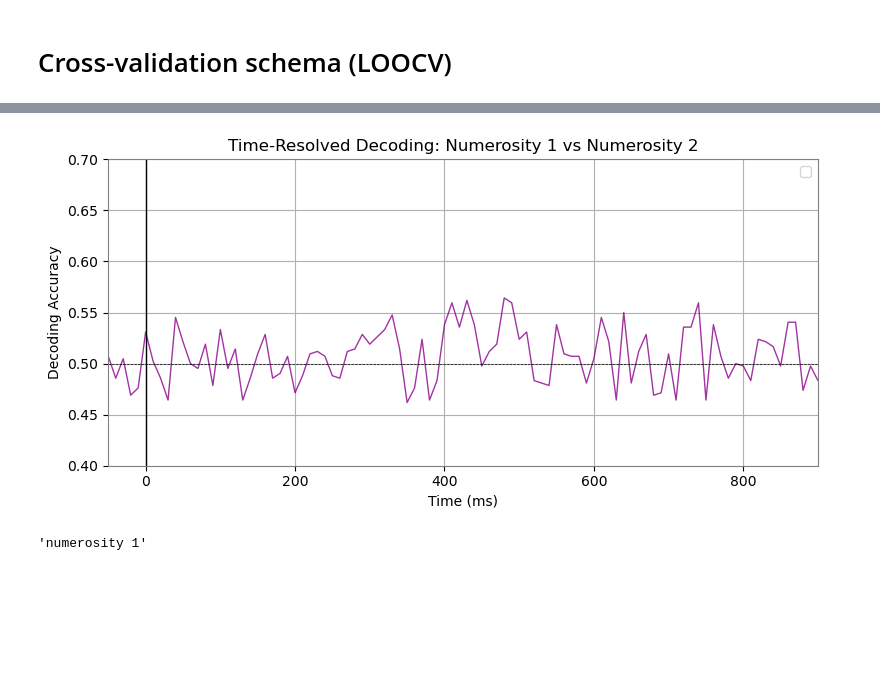
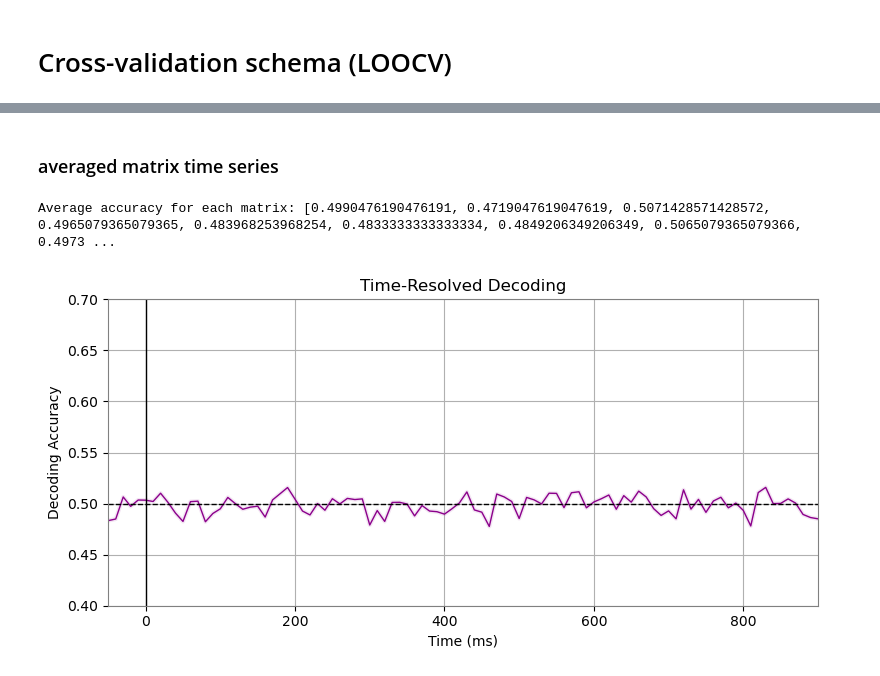
Before and after one commit to KazukiMaruo/2025_MINT, a Jupyter notebook: code/1st-level/2_decoding.ipynb, the cells around one changed output, grey strips where cells are left out. Drawn from its saved outputs; the diff is of its cells as text; code cells hidden in the pictures; blank space fills up the shorter version.

```diff
--- a/code/1st-level/2_decoding.ipynb
+++ b/code/1st-level/2_decoding.ipynb
@@ -220,0 +287,15 @@ avg_decoding_accuracy[0] ['numerosity 1', 'numerosity 3']
+# %%
+# Select matrices to visualize (for example, the first 5 matrices)
+num_matrices_to_plot = 5  # Adjust as needed
+selected_matrices = all_accuracy_matrices[:num_matrices_to_plot]
+
+# Plot each selected accuracy matrix
+fig, axes = plt.subplots(1, num_matrices_to_plot, figsize=(5 * num_matrices_to_plot, 5))
+for i, accuracy_df in enumerate(selected_matrices):
+    mask = np.triu(np.ones_like(accuracy_df, dtype=bool))
+    sns.heatmap(accuracy_df, ax=axes[i], annot=True, cmap="coolwarm", cbar=False, square=True,
+                vmin=0, vmax=1, mask=mask)
+    axes[i].set_title(f"Window {i + 1} (10ms)")
+
+plt.tight_layout()
+plt.show()
@@ -221,28 +304,44 @@ avg_decoding_accuracy[0] ['numerosity 1', 'numerosity 3']
+# %% [markdown]
+### averaged matrix time series
 # %%
+# List to store average accuracy values for each matrix
+average_accuracies = []
+
+# Loop through each accuracy matrix in 'all_accuracy_matrices'
+for accuracy_df in all_accuracy_matrices:
+    # Convert the DataFrame to a NumPy array, ignore NaN values, and calculate the mean
+    matrix_values = accuracy_df.to_numpy()
+    avg_accuracy = np.nanmean(matrix_values)  # np.nanmean ignores NaN values
+    average_accuracies.append(avg_accuracy)
+
+# Display the average accuracies
+print("Average accuracy for each matrix:", average_accuracies)
+
 # Plot time-resolved decoding accuracy
 # Figure
 time_vector = np.arange(min_time, max_time+2, 2*window_size)
 
 plt.figure(figsize=(8, 4))
-plt.plot(time_vector, avg_decoding_accuracy, color='darkmagenta', alpha = 0.8, linewidth=1)
-plt.axhline(0.5, color='black', linestyle='--', linewidth=0.5)  # 50% chance line
+plt.plot(time_vector, average_accuracies, color='darkmagenta', alpha = 0.1, linewidth=3)
+plt.plot(time_vector, average_accuracies, color='darkmagenta', alpha = 1, linewidth=1)
+plt.axhline(0.5, color='black', linestyle='--', linewidth=1)  # 50% chance line
 plt.axvline(0, color='black', linestyle='-', linewidth=1)  # Add a vertical line at t=0
 plt.xlabel("Time (ms)")
 plt.ylabel("Decoding Accuracy")
-plt.title("Time-Resolved Decoding: Numerosity 1 vs Numerosity 2")
-plt.legend()
+plt.title("Time-Resolved Decoding")
 
 plt.xlim(-50, 900)  # Set x-axis limits
 plt.ylim(0.4, 0.7)  # Set x-axis limits
 
 # Set the box line color to gray
 ax = plt.gca()
 ax.spines['top'].set_color('gray')
 ax.spines['right'].set_color('gray')
 ax.spines['bottom'].set_color('gray')
 ax.spines['left'].set_color('gray')
 plt.grid()
 plt.tight_layout()
 plt.show()
 # %% [output]
+Average accuracy for each matrix: [0.4990476190476191, 0.4719047619047619, 0.5071428571428572, 0.4965079365079365, 0.483968253968254, 0.4833333333333334, 0.4849206349206349, 0.5065079365079366, 0.4973 ...
-[figure, old version]
+[figure, new version]
@@ -251,4 +347,0 @@ labels = np.hstack((np.zeros(n_trials//len(conditions)), np.ones(n_trials//len(c
-# %%
-conditions[0]
-# %% [output]
-'numerosity 1'
```
Also changed, not shown: parts of 7 cells of this notebook.
